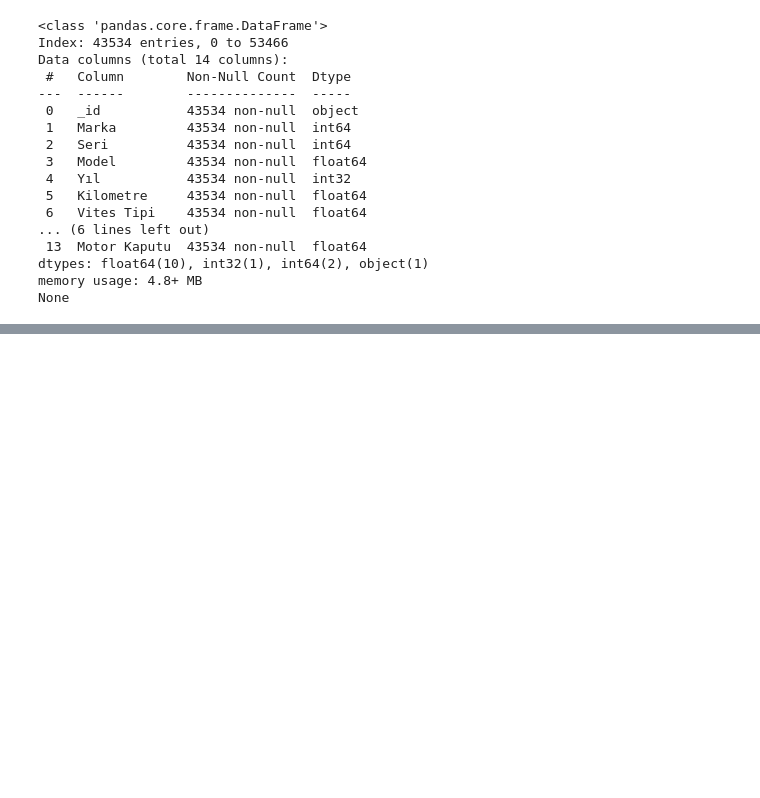
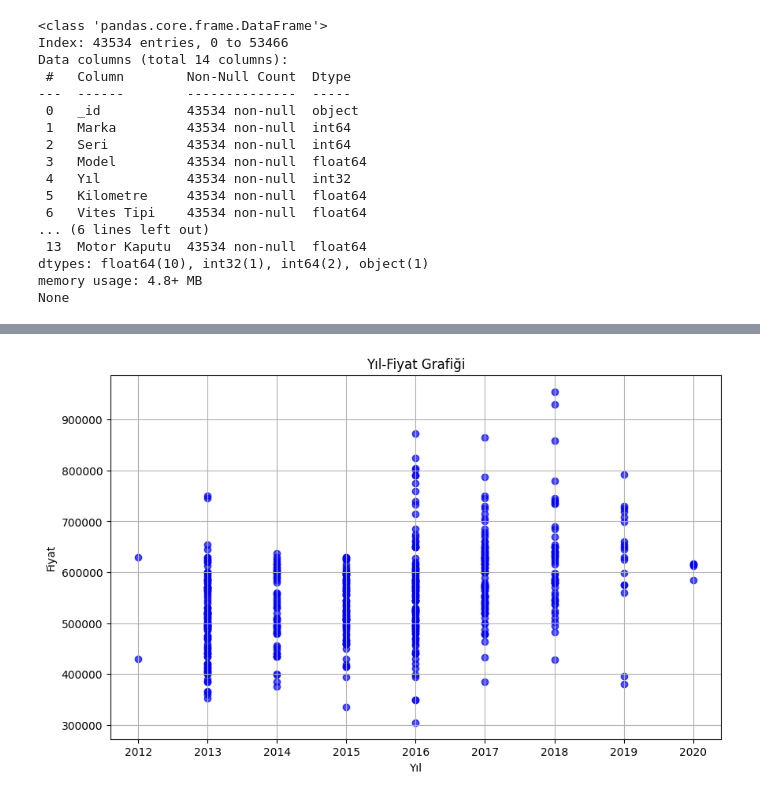
Before and after one commit to nihatctnn/senior-data-analysis, a Jupyter notebook: cars-data.ipynb, the cells around one changed output, grey strips where cells are left out. Saved outputs shown, nothing was run; the diff lists cells and outputs as text; code cells hidden in the pictures; blank space fills up the shorter version.

Commit message:
plots added

```diff
--- a/cars-data.ipynb
+++ b/cars-data.ipynb
@@ -88,0 +103,3 @@ None
+# %%
+df_most_recurring = pd.read_excel('most_recurring_data.xlsx')
+print(df_most_recurring)
@@ -88,0 +124,14 @@ None
+# %%
+# Get year and price data
+year = df_most_recurring['Yıl']
+price = df_most_recurring['Fiyat']
+# Plotting the graph
+plt.figure(figsize=(10, 6))
+plt.scatter(year, price, color='blue', alpha=0.7)
+plt.title('Yıl-Fiyat Grafiği')
+plt.xlabel('Yıl')
+plt.ylabel('Fiyat')
+plt.grid(True)
+plt.show()
+# %% [output]
+[figure, added]
```
Also changed, not shown: parts of 15 cells of this notebook, 2 other files.
